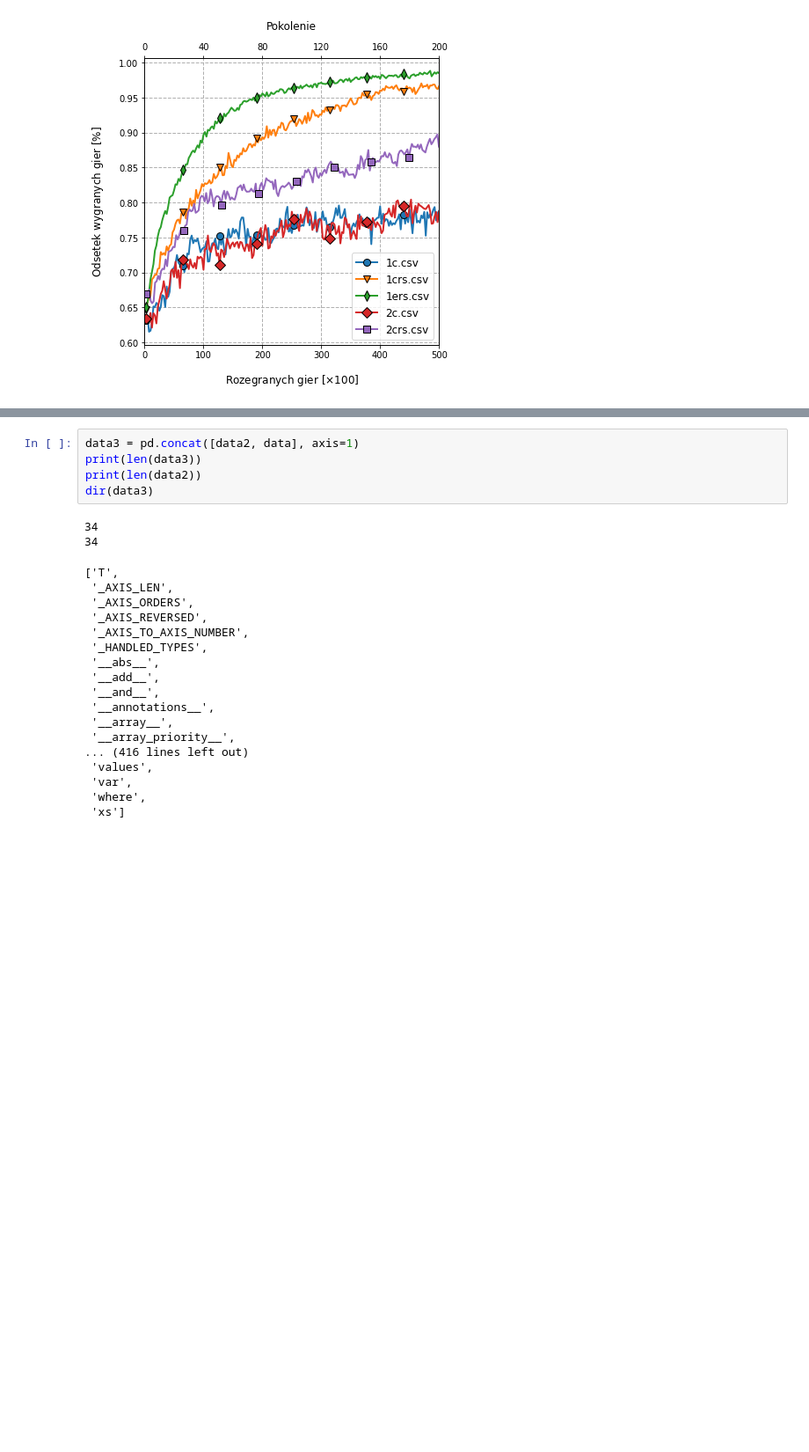
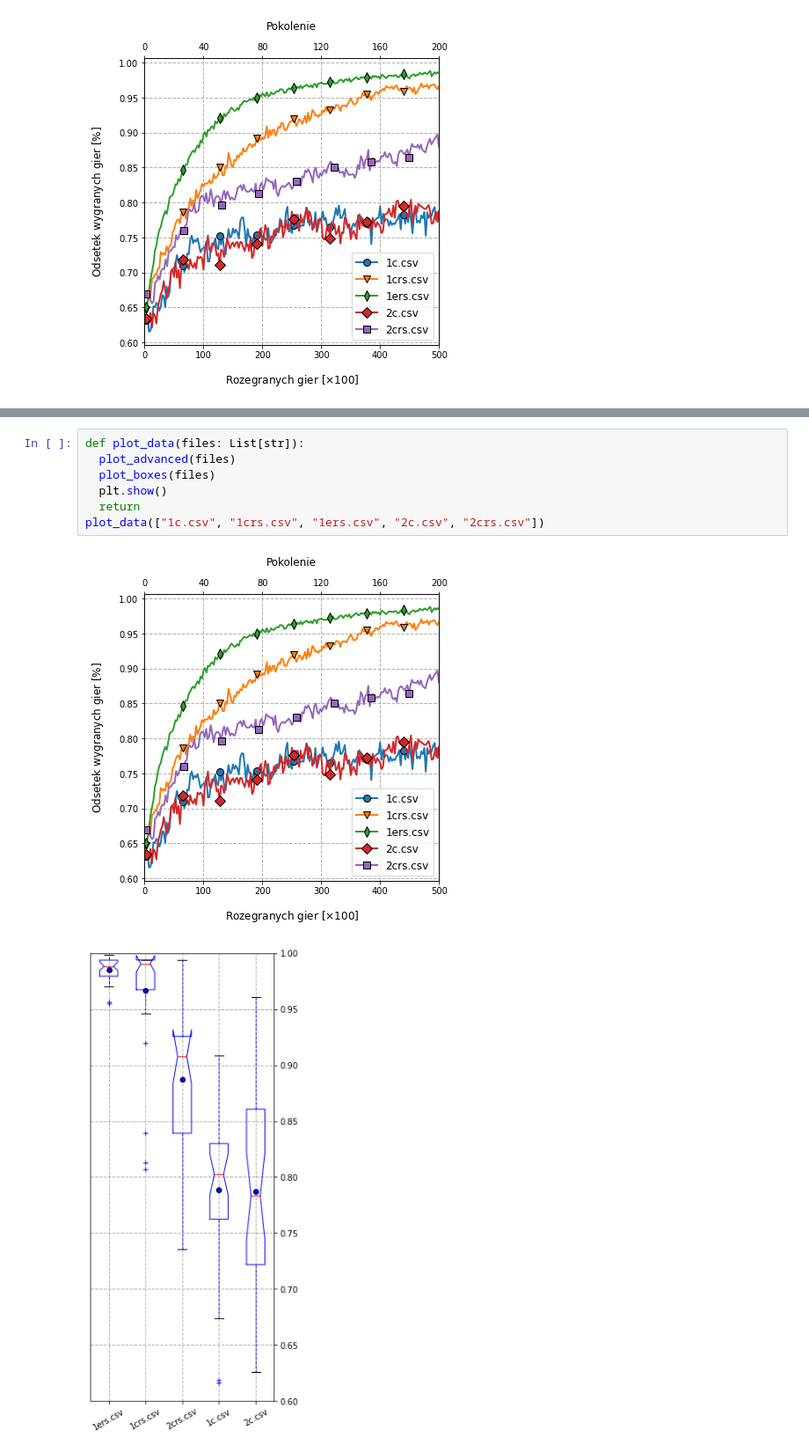
Before and after one commit to ivysochyn/kck-solutions, a Jupyter notebook: 001_KCK_ZAD.ipynb, the cells around one changed output, grey strips where cells are left out. Shown at 88% size. Drawn from its saved outputs; the diff is of its cells as text; blank space fills up the shorter version.

```diff
--- a/001_KCK_ZAD.ipynb
+++ b/001_KCK_ZAD.ipynb
@@ -134,25 +134,10 @@ data
-# %%
-data3 = pd.concat([data2, data], axis=1)
-print(len(data3))
-print(len(data2))
-dir(data3)
-# %% [output]
-34
-34
-['T',
- '_AXIS_LEN',
- '_AXIS_ORDERS',
- '_AXIS_REVERSED',
- '_AXIS_TO_AXIS_NUMBER',
- '_HANDLED_TYPES',
- '__abs__',
- '__add__',
- '__and__',
- '__annotations__',
- '__array__',
- '__array_priority__',
-... (416 lines left out)
- 'values',
- 'var',
- 'where',
- 'xs']
+# %%
+def plot_data(files: List[str]):
+  plot_advanced(files)
+  plot_boxes(files)
+  plt.show()
+  return
+plot_data(["1c.csv", "1crs.csv", "1ers.csv", "2c.csv", "2crs.csv"])
+# %% [output]
+[figure, added]
+[figure, added]
```
Also changed, not shown: parts of 4 cells of this notebook.
